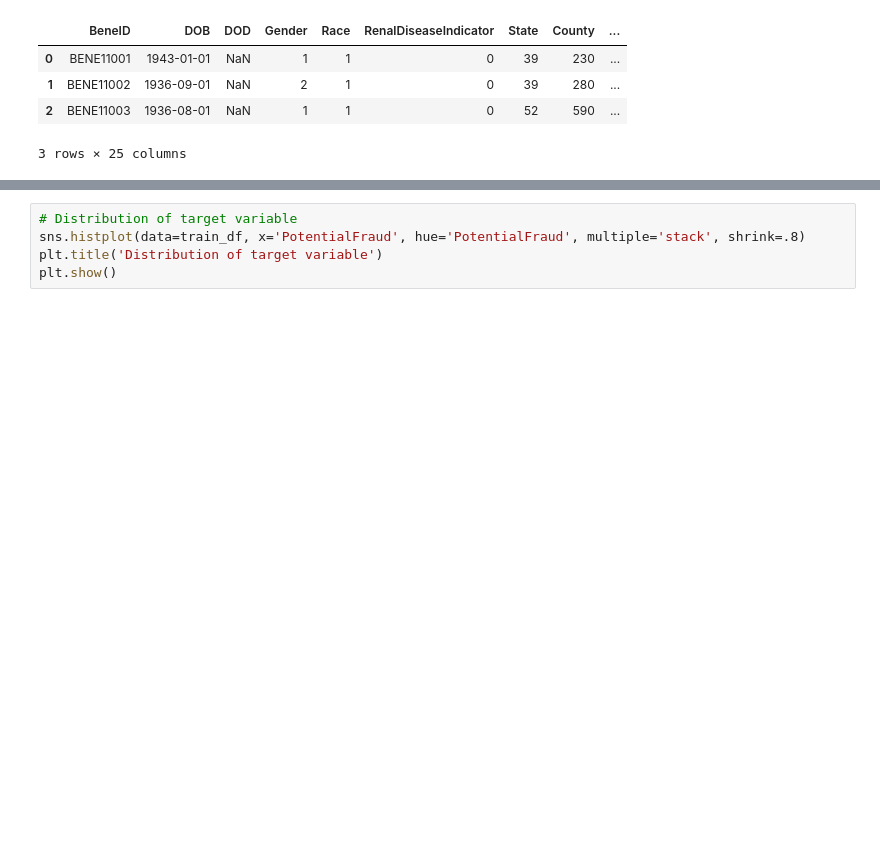
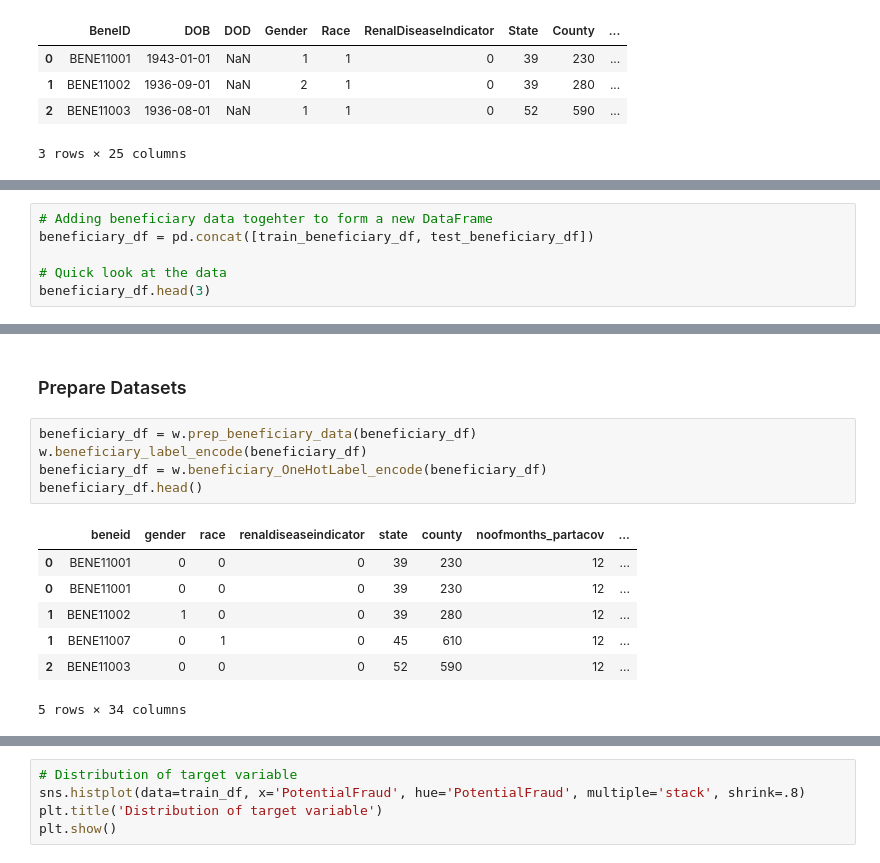
Before and after one commit to AswathyRadha100/Fraud_Detection_In_Healthcare, a Jupyter notebook: Workbooks/Aswathy/Final_Notebook_Rough.ipynb, the cells around one changed output, grey strips where cells are left out. Saved outputs shown, nothing was run; the diff lists cells and outputs as text; blank space fills up the shorter version.

```diff
--- a/Workbooks/Aswathy/Final_Notebook_Rough.ipynb
+++ b/Workbooks/Aswathy/Final_Notebook_Rough.ipynb
@@ -223,0 +223,6 @@ beneficiary_df.head(3)
+# %%
+# Adding beneficiary data togehter to form a new DataFrame
+beneficiary_df = pd.concat([train_beneficiary_df, test_beneficiary_df])
+
+# Quick look at the data
+beneficiary_df.head(3)
@@ -223,0 +235,15 @@ beneficiary_df.head(3)
+# %% [markdown]
+### Prepare Datasets
+# %%
+beneficiary_df = w.prep_beneficiary_data(beneficiary_df)
+w.beneficiary_label_encode(beneficiary_df)
+beneficiary_df = w.beneficiary_OneHotLabel_encode(beneficiary_df)
+beneficiary_df.head()
+# %% [output]
+|  | beneid | gender | race | renaldiseaseindicator | state | county | noofmonths_partacov | ... |
+| 0 | BENE11001 | 0 | 0 | 0 | 39 | 230 | 12 | ... |
+| 0 | BENE11001 | 0 | 0 | 0 | 39 | 230 | 12 | ... |
+| 1 | BENE11002 | 1 | 0 | 0 | 39 | 280 | 12 | ... |
+| 1 | BENE11007 | 0 | 1 | 0 | 45 | 610 | 12 | ... |
+| 2 | BENE11003 | 0 | 0 | 0 | 52 | 590 | 12 | ... |
+5 rows × 34 columns
```
Also changed, not shown: parts of 23 cells of this notebook.
